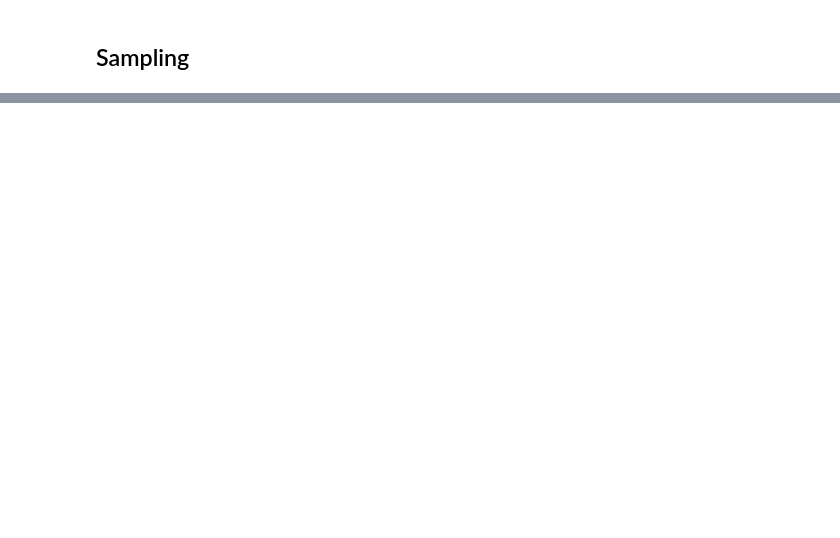
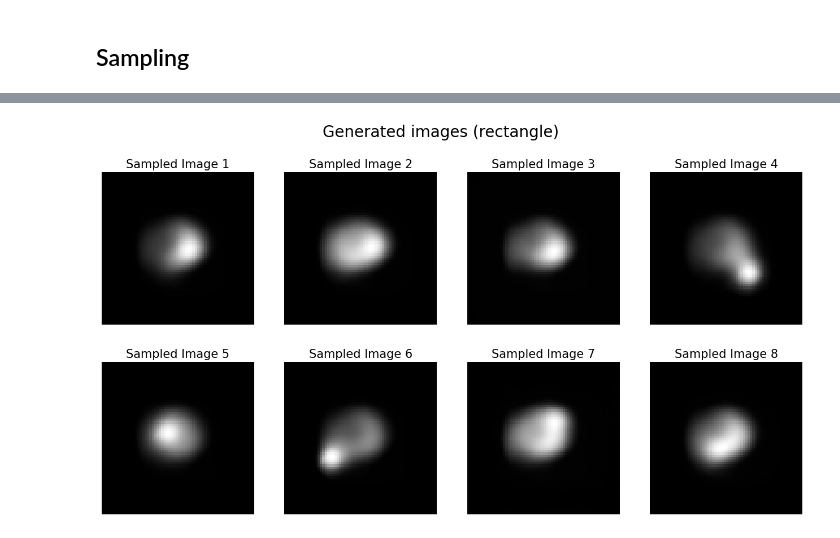
Before and after one commit to maruand/Basic-Diffusion-Model-Demo, a Jupyter notebook: diffusion_patterns.ipynb, the cells around one changed output, grey strips where cells are left out. Cells and saved outputs as stored; diff of their text form; code cells hidden in the pictures; blank space fills up the shorter version.

```diff
--- a/diffusion_patterns.ipynb
+++ b/diffusion_patterns.ipynb
@@ -520,0 +566,14 @@ plt.show()
+# %%
+
+# Visualize the sampled images
+figure = plt.figure(figsize=(16, 8))
+figure.suptitle('Generated images (rectangle)',fontsize=20)
+figure.tight_layout()
+for i in range(8):
+    ax = figure.add_subplot(2, 4, i + 1)
+    ax.imshow(sampled_images_circle[i, 0].cpu().numpy(), cmap='gray')
+    ax.axis('off')
+    ax.set_title(f'Sampled Image {i+1}', fontsize=15)
+plt.show()
+# %% [output]
+[figure, added]
```
Also changed, not shown: parts of 12 cells of this notebook, 1 other file.
